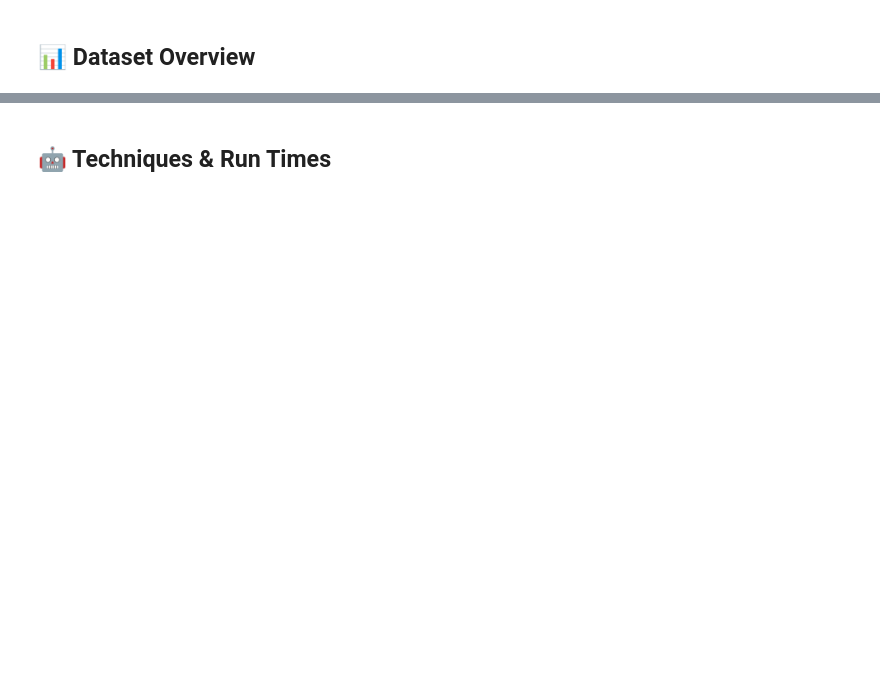
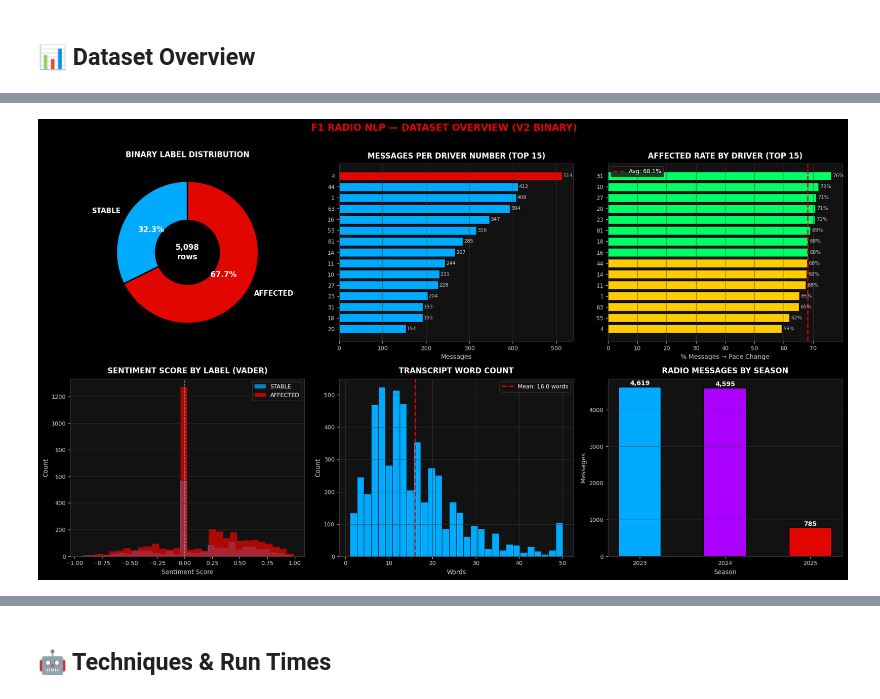
Before and after one commit to drekun40/NLP, a Jupyter notebook: f1_project/project_summary.ipynb, the cells around one changed output, grey strips where cells are left out. Cells and saved outputs as stored; diff of their text form; code cells hidden in the pictures; blank space fills up the shorter version.

```diff
--- a/f1_project/project_summary.ipynb
+++ b/f1_project/project_summary.ipynb
@@ -194,0 +101,96 @@ Saved: dataset_overview.png
+# %%
+fig, axes = plt.subplots(2, 3, figsize=(18, 10))
+fig.suptitle('F1 RADIO NLP — DATASET OVERVIEW (V2 BINARY)', fontsize=15, fontweight='bold', color=F1_RED, y=1.01)
+fig.patch.set_facecolor(BG)
+
+# ── 1. Binary class distribution (donut) ──────────────────────────────────────
+ax = axes[0, 0]
+counts = df['affected'].value_counts().sort_index()
+labels = ['STABLE', 'AFFECTED']
+colors = [F1_BLUE, F1_RED]
+wedges, texts, autotexts = ax.pie(
+    counts.values, labels=labels, colors=colors,
+    autopct='%1.1f%%', startangle=90,
+    wedgeprops=dict(width=0.55, edgecolor=BG, linewidth=2),
+    textprops=dict(color=TEXT_WHITE, fontweight='bold', fontsize=11))
+for at in autotexts:
+    at.set_color(TEXT_WHITE); at.set_fontsize(12); at.set_fontweight('bold')
+ax.set_title('BINARY LABEL DISTRIBUTION', color=TEXT_WHITE, fontweight='bold', pad=10)
+ax.set_facecolor(PANEL)
+# Donut centre
+ax.text(0, 0, f'{len(df):,}\nrows', ha='center', va='center',
+        color=TEXT_WHITE, fontsize=12, fontweight='bold')
+
+# ── 2. Messages per driver (top 15) ────────────────────────────────────────────
+ax = axes[0, 1]
+top_drivers = df.groupby('driver_number').size().nlargest(15).sort_values()
+colors_bars = [F1_RED if i == len(top_drivers)-1 else F1_BLUE for i in range(len(top_drivers))]
+bars = ax.barh(top_drivers.index.astype(str), top_drivers.values,
+               color=colors_bars, edgecolor=BG, linewidth=1)
+for bar, val in zip(bars, top_drivers.values):
+    ax.text(bar.get_width() + 2, bar.get_y() + bar.get_height()/2,
+            str(val), va='center', color=TEXT_MUTED, fontsize=8)
+style_ax(ax, 'MESSAGES PER DRIVER NUMBER (TOP 15)')
+ax.set_xlabel('Messages', color=TEXT_MUTED)
+ax.grid(axis='x', color=GRID_MAJOR)
+ax.grid(axis='y', color='none')
+
+# ── 3. Affected rate by driver (top 15 by msg count) ─────────────────────────
+ax = axes[0, 2]
+top15_drivers = df.groupby('driver_number').size().nlargest(15).index
+aff_rate = df[df['driver_number'].isin(top15_drivers)].groupby('driver_number')['affected'].mean()
+aff_rate = aff_rate.sort_values()
+bar_cols = [F1_GREEN if v >= 0.68 else F1_YELLOW for v in aff_rate.values]
+bars = ax.barh(aff_rate.index.astype(str), aff_rate.values * 100,
+               color=bar_cols, edgecolor=BG, linewidth=1)
+ax.axvline(aff_rate.mean() * 100, color=F1_RED, linestyle='--', linewidth=2,
+           label=f'Avg: {aff_rate.mean()*100:.1f}%')
+for bar, val in zip(bars, aff_rate.values):
+    ax.text(bar.get_width() + 0.5, bar.get_y() + bar.get_height()/2,
+            f'{val*100:.0f}%', va='center', color=TEXT_MUTED, fontsize=8)
+style_ax(ax, 'AFFECTED RATE BY DRIVER (TOP 15)')
+ax.set_xlabel('% Messages → Pace Change', color=TEXT_MUTED)
+ax.legend()
+ax.grid(axis='x', color=GRID_MAJOR); ax.grid(axis='y', color='none')
+
+# ── 4. Sentiment by binary label ─────────────────────────────────────────────
+ax = axes[1, 0]
+for label_val, label_name, color in [(0,'STABLE', F1_BLUE), (1,'AFFECTED', F1_RED)]:
+    data = df[df['affected'] == label_val]['sentiment_score'].dropna()
+    ax.hist(data, bins=30, alpha=0.75, color=color, label=label_name, edgecolor='none')
+ax.axvline(0, color=TEXT_MUTED, linestyle='--', linewidth=1, alpha=0.8)
+style_ax(ax, 'SENTIMENT SCORE BY LABEL (VADER)')
+ax.set_xlabel('Sentiment Score'); ax.set_ylabel('Count')
+ax.legend()
+ax.grid(axis='y', color=GRID_MAJOR)
+
+# ── 5. Word count distribution ────────────────────────────────────────────────
+ax = axes[1, 1]
+df['transcript_word_count'].clip(upper=50).hist(ax=ax, bins=30, color=F1_BLUE, edgecolor=BG, linewidth=0.5)
+mean_wc = df['transcript_word_count'].mean()
+ax.axvline(mean_wc, color=F1_RED, linestyle='--', linewidth=2, label=f'Mean: {mean_wc:.1f} words')
+style_ax(ax, 'TRANSCRIPT WORD COUNT')
+ax.set_xlabel('Words'); ax.set_ylabel('Count')
+ax.legend()
+ax.grid(axis='y', color=GRID_MAJOR)
+
+# ── 6. Messages per season ────────────────────────────────────────────────────
+ax = axes[1, 2]
+if 'year' in raw.columns:
+    year_counts = raw.dropna(subset=['year'])['year'].astype(int).value_counts().sort_index()
+    bar_colors = [F1_BLUE, F1_PURPLE, F1_RED]
+    bars = ax.bar(year_counts.index.astype(str), year_counts.values,
+                  color=bar_colors[:len(year_counts)], edgecolor=BG, linewidth=1.5, width=0.5)
+    for bar, val in zip(bars, year_counts.values):
+        ax.text(bar.get_x() + bar.get_width()/2, bar.get_height() + 10,
+                f'{val:,}', ha='center', va='bottom', color=TEXT_WHITE, fontweight='bold')
+    style_ax(ax, 'RADIO MESSAGES BY SEASON')
+    ax.set_xlabel('Season'); ax.set_ylabel('Messages')
+    ax.grid(axis='y', color=GRID_MAJOR)
+
+plt.tight_layout()
+plt.savefig('dataset_overview.png', dpi=150, bbox_inches='tight', facecolor=BG)
+plt.show()
+print('Saved: dataset_overview.png')
+# %% [output]
+[figure, added]
```
Also changed, not shown: parts of 14 cells of this notebook, 14 other files.
